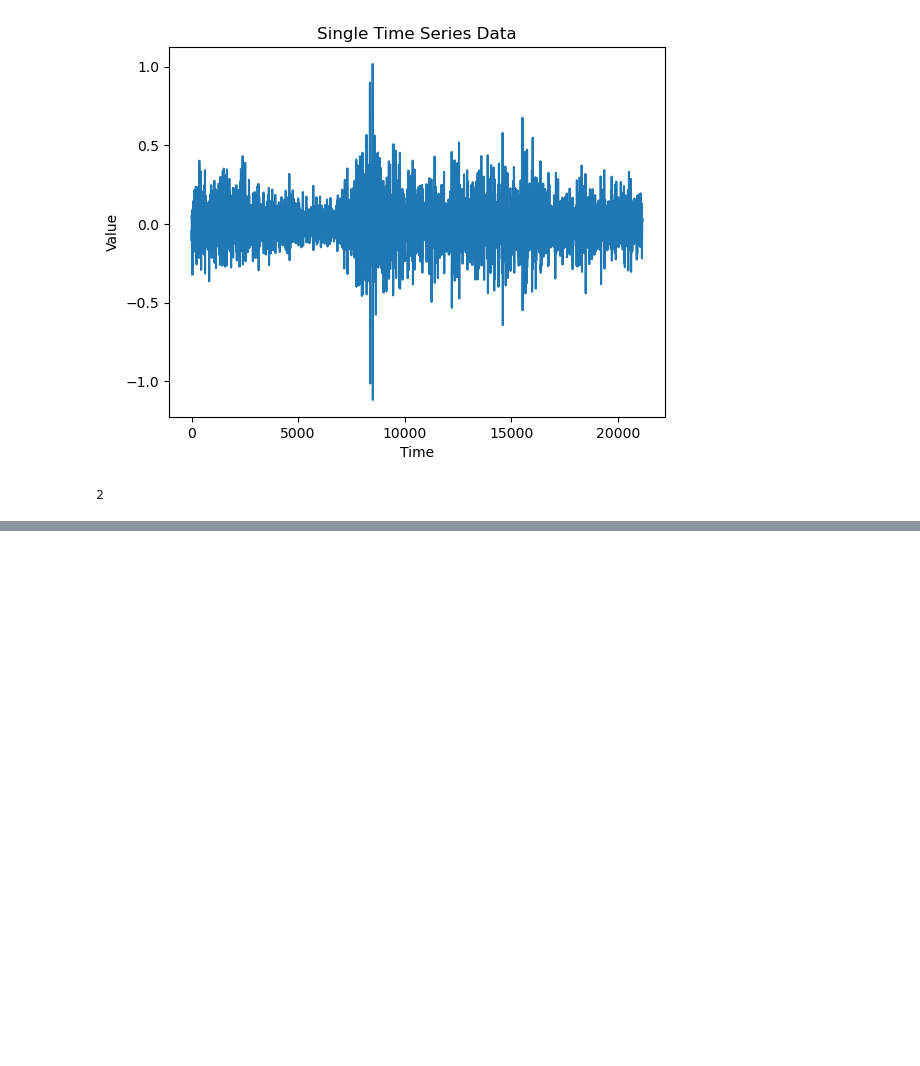
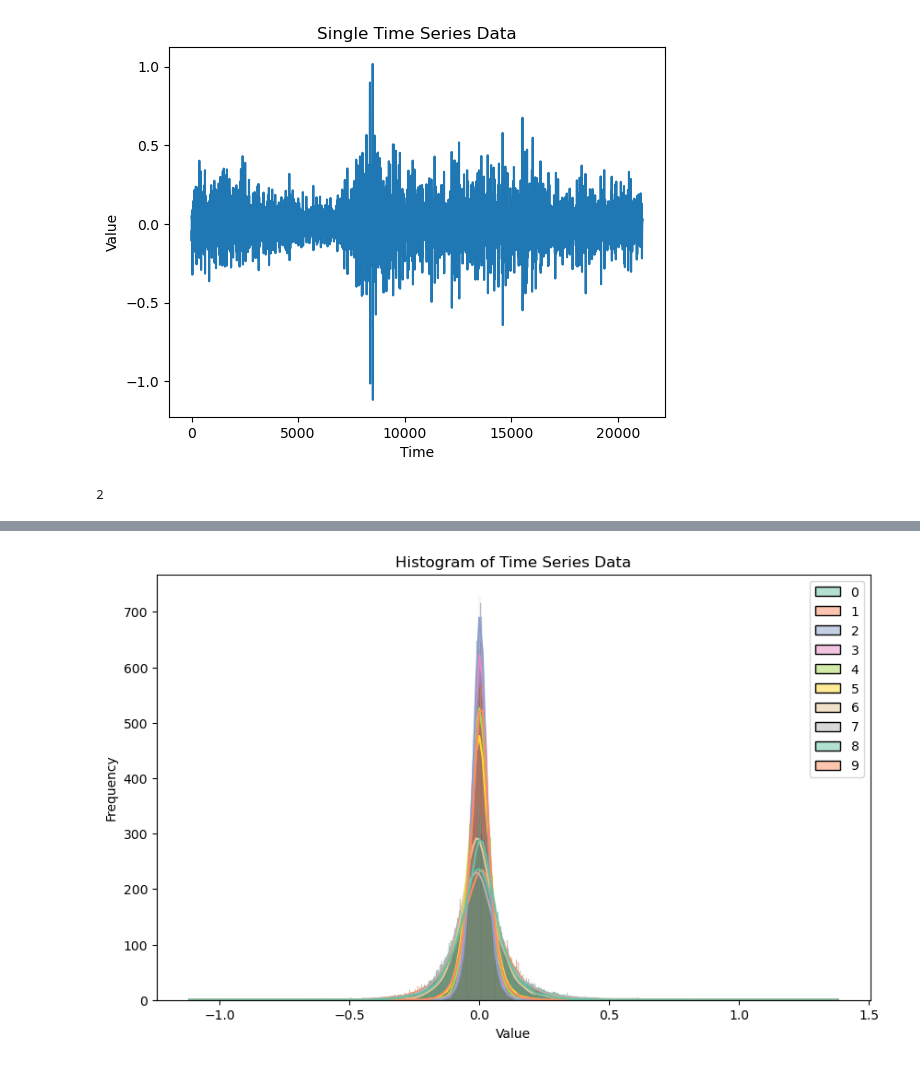
Before and after one commit to ForhanShahriarFahim/EMG-Pattern-Recognition-Deep-Learning, a Jupyter notebook: Rami Kushaba Force EMG Dataset.ipynb, the cells around one changed output, grey strips where cells are left out. Cells and saved outputs as stored; diff of their text form; code cells hidden in the pictures; blank space fills up the shorter version.

Commit message:
Visualizing Emg data

```diff
--- a/Rami Kushaba Force EMG Dataset .ipynb
+++ b/Rami Kushaba Force EMG Dataset.ipynb
@@ -124,0 +125,10 @@ Summary statistics:
+# %%
+# Create a histogram of the entire dataset
+plt.figure(figsize=(10, 6))
+sns.histplot(data=t1, palette='Set2', kde=True)
+plt.xlabel('Value')
+plt.ylabel('Frequency')
+plt.title('Histogram of Time Series Data')
+plt.show()
+# %% [output]
+[figure, added]
```
Also changed, not shown: parts of 6 cells of this notebook.
